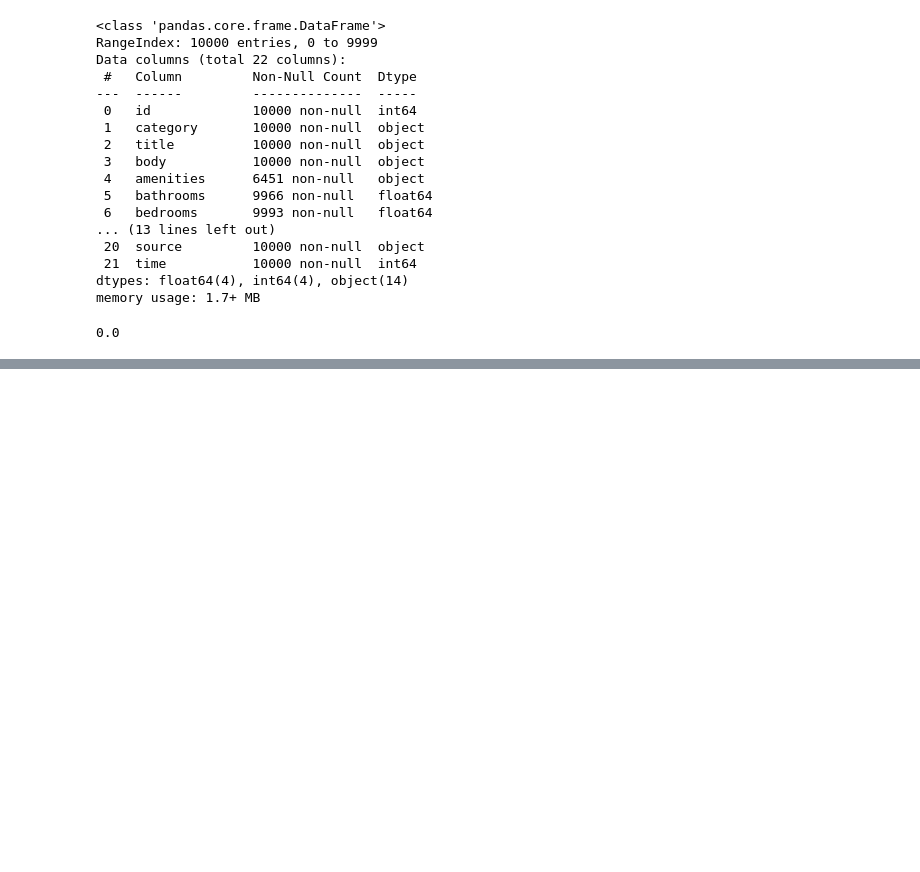
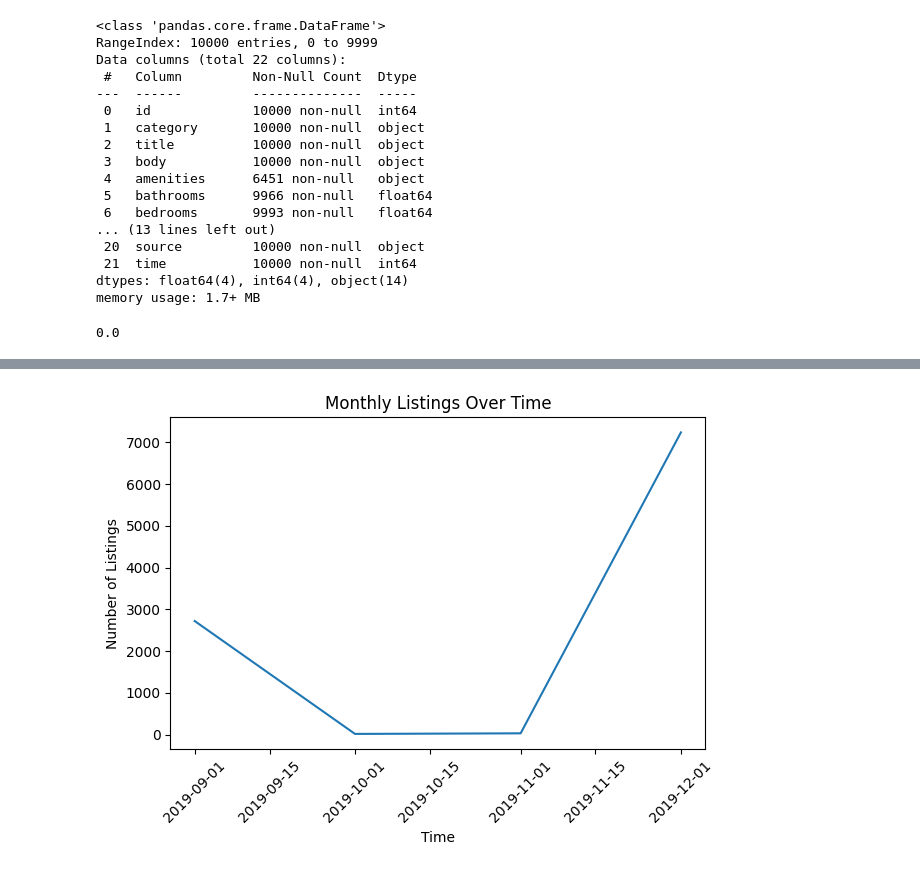
Before and after one commit to darrelljing21/ITEC4305-project, a Jupyter notebook: rent.ipynb, the cells around one changed output, grey strips where cells are left out. Cells and saved outputs as stored; diff of their text form; code cells hidden in the pictures; blank space fills up the shorter version.

```diff
--- a/rent.ipynb
+++ b/rent.ipynb
@@ -258,6 +258,7 @@ df_model["pet_friendly"] = np.where(df_model["pets_allowed"].str.strip().str.low
 # %%
 import pandas as pd
 
-df_model["date"] = pd.to_datetime(df_flights["time"], unit="s")
+unit = "ms" if df["time"].max() > 1e12 else "s"
 
-df_model[["time", "date"]].head()
+df["datetime"] = pd.to_datetime(df["time"], unit=unit, utc=True)
+df["datetime_local"] = df["datetime"].dt.tz_convert("America/Toronto")
@@ -265,0 +265,3 @@ NameError: name 'df_flights' is not defined
+# %%
+df["datetime_str"] = df["datetime_local"].dt.strftime("%Y-%m-%d %H:%M:%S")
+df[["time", "datetime_local", "datetime_str"]].head()
@@ -265,0 +275,8 @@ NameError: name 'df_flights' is not defined
+# %%
+df["year"] = df["datetime_local"].dt.year
+df["month"] = df["datetime_local"].dt.month
+df["day"] = df["datetime_local"].dt.day
+df["hour"] = df["datetime_local"].dt.hour
+df["weekday"] = df["datetime_local"].dt.day_name()
+
+df[["datetime_str", "year", "month", "day", "hour", "weekday"]].head()
@@ -265,0 +290,7 @@ NameError: name 'df_flights' is not defined
+# %%
+unit = "ms" if df["time"].max() > 1e12 else "s"
+
+df["datetime"] = pd.to_datetime(df["time"], unit=unit)
+
+print("Earliest time:", df["datetime"].min())
+print("Latest time:", df["datetime"].max())
@@ -265,0 +300,18 @@ NameError: name 'df_flights' is not defined
+# %%
+import matplotlib.pyplot as plt
+
+df["year_month"] = df["datetime"].dt.to_period("M")
+monthly_counts = df.groupby("year_month").size()
+
+monthly_counts.index = monthly_counts.index.to_timestamp()
+
+plt.figure()
+plt.plot(monthly_counts.index, monthly_counts.values)
+plt.xlabel("Time")
+plt.ylabel("Number of Listings")
+plt.title("Monthly Listings Over Time")
+plt.xticks(rotation=45)
+plt.tight_layout()
+plt.show()
+# %% [output]
+[figure, added]
```
Also changed, not shown: parts of 4 cells of this notebook.
